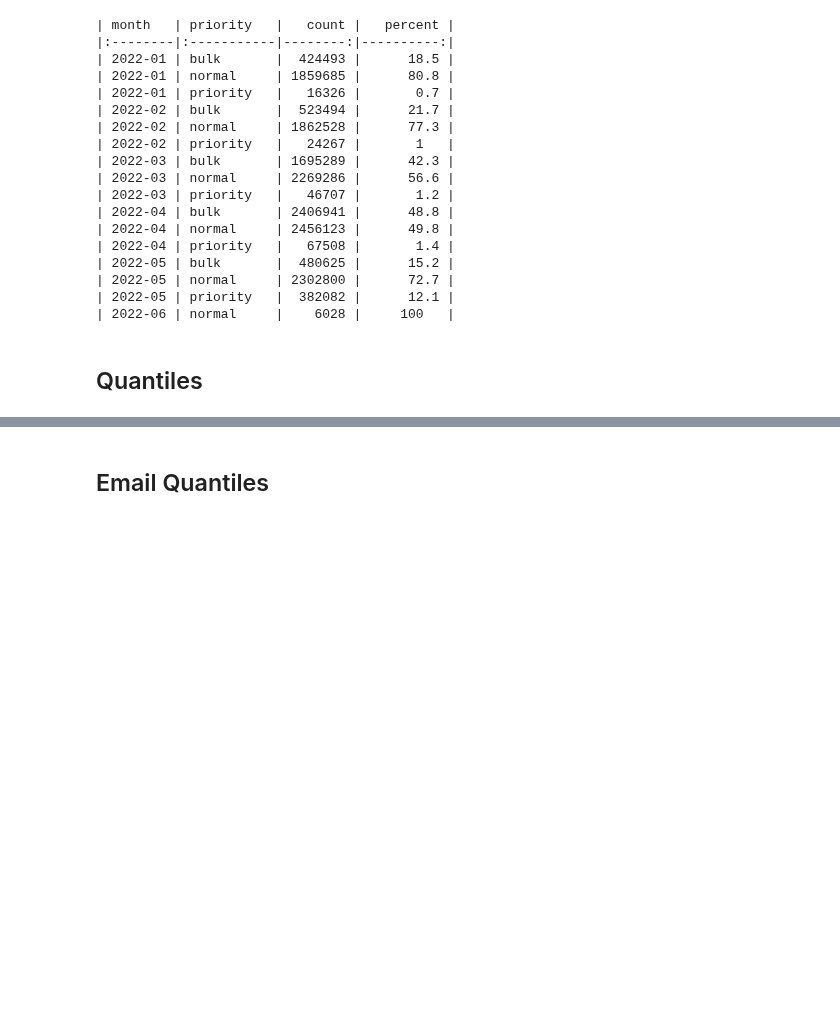
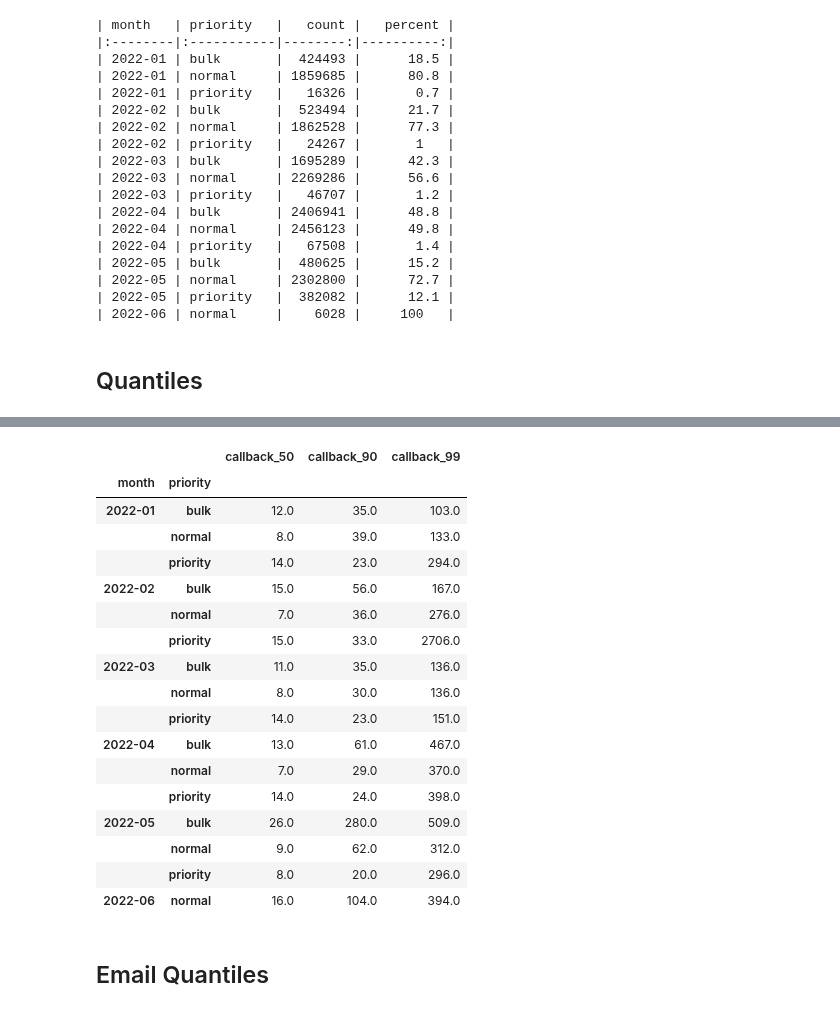
Before and after one commit to cds-snc/notification-adr, a Jupyter notebook: python/baseline_stats.ipynb, the cells around one changed output, grey strips where cells are left out. Cells and saved outputs as stored; diff of their text form; code cells hidden in the pictures; blank space fills up the shorter version.

```diff
--- a/python/baseline_stats.ipynb
+++ b/python/baseline_stats.ipynb
@@ -256,3 +258,32 @@ processing_df.set_index(['month', 'priority'])
+# %%
+df_p = df.query("status == 'delivered'")[['month', 'priority', 'callback_seconds']]
+df_50 = df_p.groupby(['month', 'priority']).quantile(q=0.5).apply(np.ceil)
+df_50.columns = ['callback_50']
+df_90 = df_p.groupby(['month', 'priority']).quantile(q=0.9).apply(np.ceil)
+df_90.columns = ['callback_90']
+df_99 = df_p.groupby(['month', 'priority']).quantile(q=0.99).apply(np.ceil)
+df_99.columns = ['callback_99']
+callback_df = pd.concat([df_50, df_90, df_99], axis=1).reset_index()
+callback_df.set_index(['month', 'priority'])
+# %% [output]
+|  |  | callback_50 | callback_90 | callback_99 |
+| month | priority |  |  |  |
+| 2022-01 | bulk | 12.0 | 35.0 | 103.0 |
+|  | normal | 8.0 | 39.0 | 133.0 |
+|  | priority | 14.0 | 23.0 | 294.0 |
+| 2022-02 | bulk | 15.0 | 56.0 | 167.0 |
+|  | normal | 7.0 | 36.0 | 276.0 |
+|  | priority | 15.0 | 33.0 | 2706.0 |
+| 2022-03 | bulk | 11.0 | 35.0 | 136.0 |
+|  | normal | 8.0 | 30.0 | 136.0 |
+|  | priority | 14.0 | 23.0 | 151.0 |
+| 2022-04 | bulk | 13.0 | 61.0 | 467.0 |
+|  | normal | 7.0 | 29.0 | 370.0 |
+|  | priority | 14.0 | 24.0 | 398.0 |
+| 2022-05 | bulk | 26.0 | 280.0 | 509.0 |
+|  | normal | 9.0 | 62.0 | 312.0 |
+|  | priority | 8.0 | 20.0 | 296.0 |
+| 2022-06 | normal | 16.0 | 104.0 | 394.0 |
 # %% [markdown]
 ## Email Quantiles
 # %%
```
Also changed, not shown: parts of 12 cells of this notebook, 1 other file.
